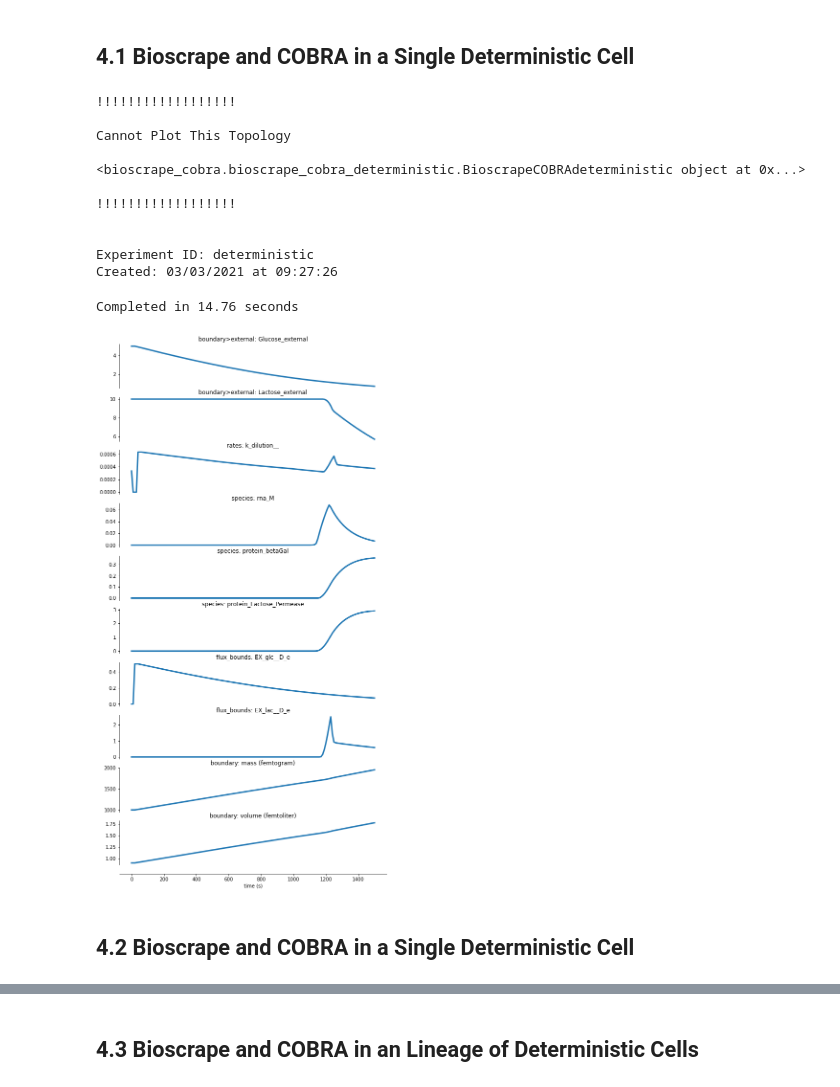
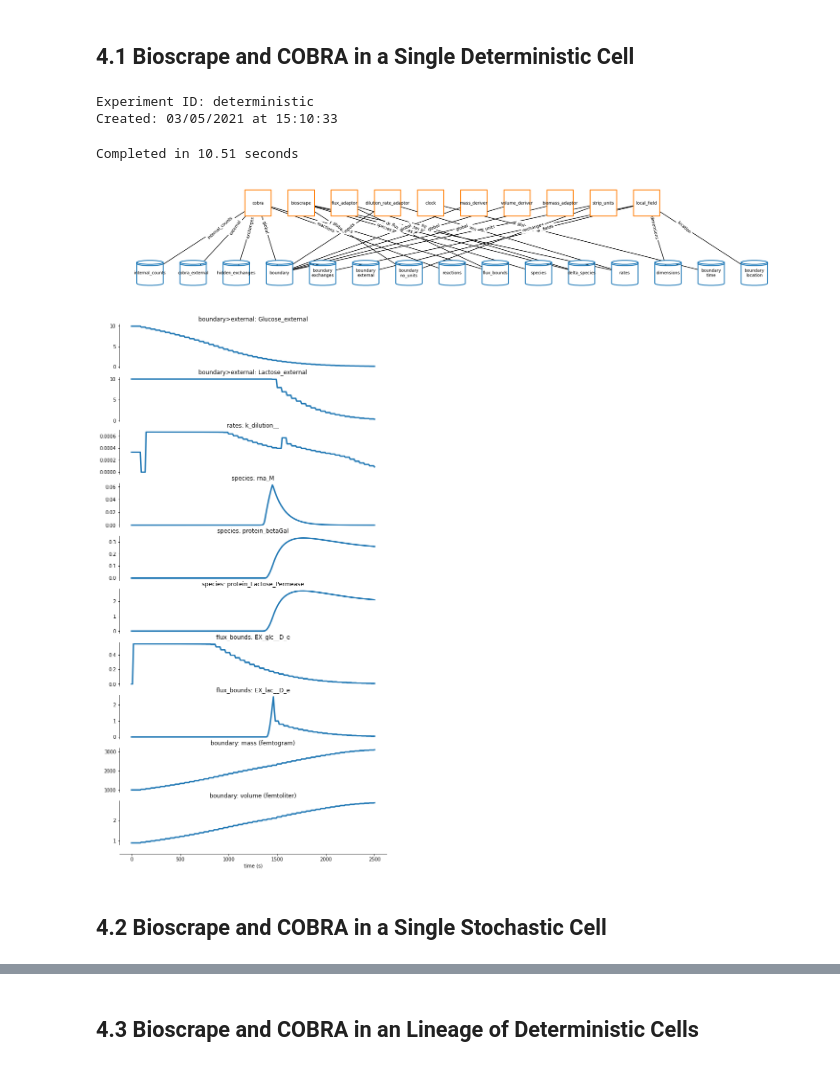
Before and after one commit to vivarium-collective/vivarium-notebooks, a Jupyter notebook: notebooks/VivariumLacOperonNotebook.ipynb, the cells around one changed output, grey strips where cells are left out. Cells and saved outputs as stored; diff of their text form; code cells hidden in the pictures.

```diff
--- a/notebooks/VivariumLacOperonNotebook.ipynb
+++ b/notebooks/VivariumLacOperonNotebook.ipynb
@@ -244,43 +245,56 @@ KeyError: -1
 # %%
 from bioscrape_cobra.bioscrape_cobra_deterministic import BioscrapeCOBRAdeterministic
 from bioscrape_cobra.simulate import get_bioscrape_cobra_config, simulate_bioscrape_cobra, plot_variables_list_deterministic
 from bioscrape_cobra.plot import plot_single
 from vivarium.plots.topology import plot_topology
 
 from bioscrape_cobra import helper
 
 # Show full topology here
 #TODO wrap this so I can get the Composite before simulating
-bsc_det_composite = BioscrapeCOBRAdeterministic(get_bioscrape_cobra_config())
+bsc_composite = BioscrapeCOBRAdeterministic(get_bioscrape_cobra_config())
 
 try:
-    fig_topology = plot_topology(bsc_det_composite)
-except KeyError:
-    print(f"!!!!!!!!!!!!!!!!!!\n\nCannot Plot This Topology\n\n{bsc_det_composite}\n\n!!!!!!!!!!!!!!!!!!\n")
+    settings = {
+        'coordinates':{
+            'cobra': (0, 0),
+            'bioscrape':(0, 1),
+            'flux_adaptor':(0, 2),
+            'dilution_rate_adaptor':(0, 3),
+            'volume_deriver':(0, 4),
+            'clock':(0, 5),
+            'mass_deriver':(0, 6),
+            'biomass_adaptor':(0, 7),
+            'strip_units': (0, 8),
+            'local_field': (0, 9)
+        }
+    }
+    fig_topology = plot_topology(bsc_composite)
+except:
+    print(f"!!!!!!!!!!!!!!!!!!\n\nCannot Plot This Topology\n\n\n\n!!!!!!!!!!!!!!!!!!\n")
+    d = bsc_composite.generate()
+    print("Processes:")
+    for p in d["processes"]:
+        print(p, d["processes"][p])
+    print("\nTopology:")
+    for t in d["topology"]:
+        print(t, d["topology"][t])
 
 #Simulate
 biocobra_data = simulate_bioscrape_cobra(
     initial_glucose=5, #mM
     initial_lactose=10, #mM
-    total_time = 1500,
+    total_time = 2500,
     output_type='timeseries')
 fig_data = plot_single(biocobra_data, variables = plot_variables_list_deterministic)
 # %% [output]
-!!!!!!!!!!!!!!!!!!
-
-Cannot Plot This Topology
-
-<bioscrape_cobra.bioscrape_cobra_deterministic.BioscrapeCOBRAdeterministic object at 0x...>
-
-!!!!!!!!!!!!!!!!!!
-
-
 Experiment ID: deterministic
-Created: 03/03/2021 at 09:27:26
+Created: 03/05/2021 at 15:10:33
-Completed in 14.76 seconds
+Completed in 10.51 seconds
-[figure, old version]
+[figure, new version]
+[figure, added]
 # %% [markdown]
-## 4.2 Bioscrape and COBRA in a Single Deterministic Cell
+## 4.2 Bioscrape and COBRA in a Single Stochastic Cell
 # %%
 from bioscrape_cobra.bioscrape_cobra_stochastic import BioscrapeCOBRAstochastic
 from bioscrape_cobra.simulate import get_bioscrape_cobra_config, simulate_bioscrape_cobra, plot_variables_list_stochastic
```
Also changed, not shown: parts of 13 cells of this notebook, 5 other files.
